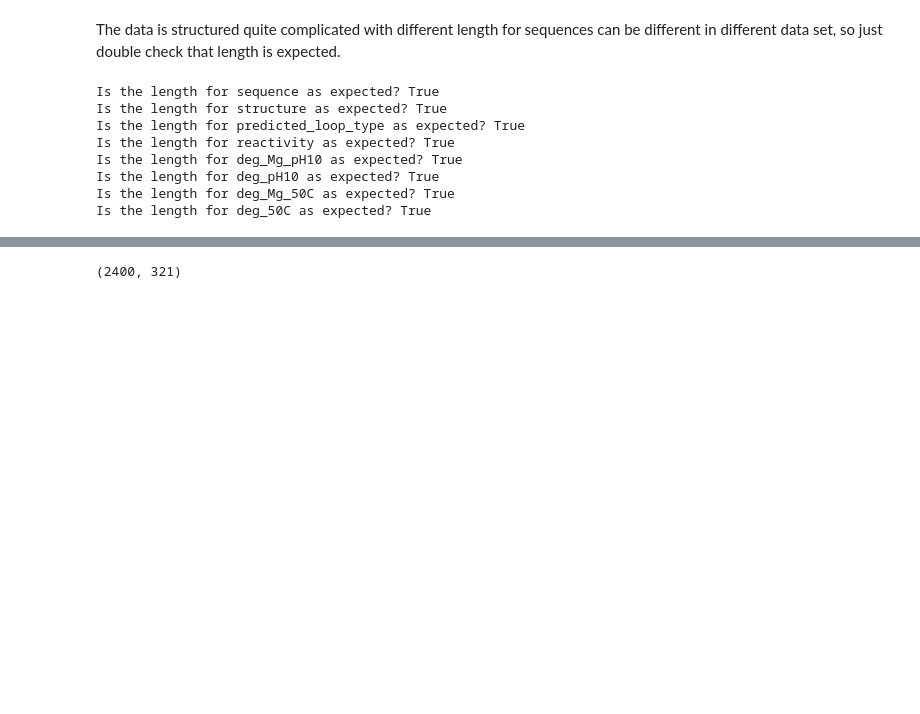
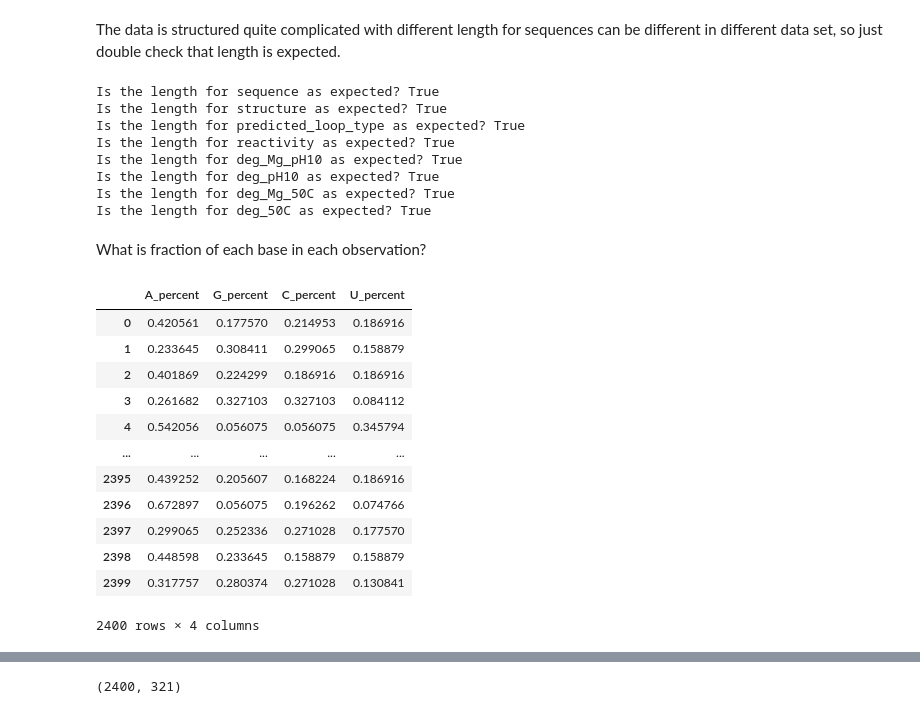
Before and after one commit to bruce-lam/W207_Final_Zhu_Yu_Lam, a Jupyter notebook: W207 Final Project Yu_ Zhu_ Lam.ipynb, the cells around one changed output, grey strips where cells are left out. Saved outputs shown, nothing was run; the diff lists cells and outputs as text; code cells hidden in the pictures; blank space fills up the shorter version.

```diff
--- a/W207 Final Project Yu_ Zhu_ Lam.ipynb
+++ b/W207 Final Project Yu_ Zhu_ Lam.ipynb
@@ -142,0 +169,31 @@ Is the length for deg_50C as expected? True
+# %% [markdown]
+What is fraction of each base in each observation?
+# %%
+# Count the fraction of all the bases in the sequences
+bases = []
+
+for base in range(len(full_train)):
+    counts = dict(count(full_train.iloc[base]['sequence']))
+    bases.append((
+        counts['A'] / 107,
+        counts['G'] / 107,
+        counts['C'] / 107,
+        counts['U'] / 107
+    ))
+
+bases = pd.DataFrame(bases, columns=['A_percent', 'G_percent', 'C_percent', 'U_percent'])
+bases
+# %% [output]
+|  | A_percent | G_percent | C_percent | U_percent |
+| 0 | 0.420561 | 0.177570 | 0.214953 | 0.186916 |
+| 1 | 0.233645 | 0.308411 | 0.299065 | 0.158879 |
+| 2 | 0.401869 | 0.224299 | 0.186916 | 0.186916 |
+| 3 | 0.261682 | 0.327103 | 0.327103 | 0.084112 |
+| 4 | 0.542056 | 0.056075 | 0.056075 | 0.345794 |
+| ... | ... | ... | ... | ... |
+| 2395 | 0.439252 | 0.205607 | 0.168224 | 0.186916 |
+| 2396 | 0.672897 | 0.056075 | 0.196262 | 0.074766 |
+| 2397 | 0.299065 | 0.252336 | 0.271028 | 0.177570 |
+| 2398 | 0.448598 | 0.233645 | 0.158879 | 0.158879 |
+| 2399 | 0.317757 | 0.280374 | 0.271028 | 0.130841 |
+2400 rows × 4 columns
```
Also changed, not shown: parts of 21 cells of this notebook.
